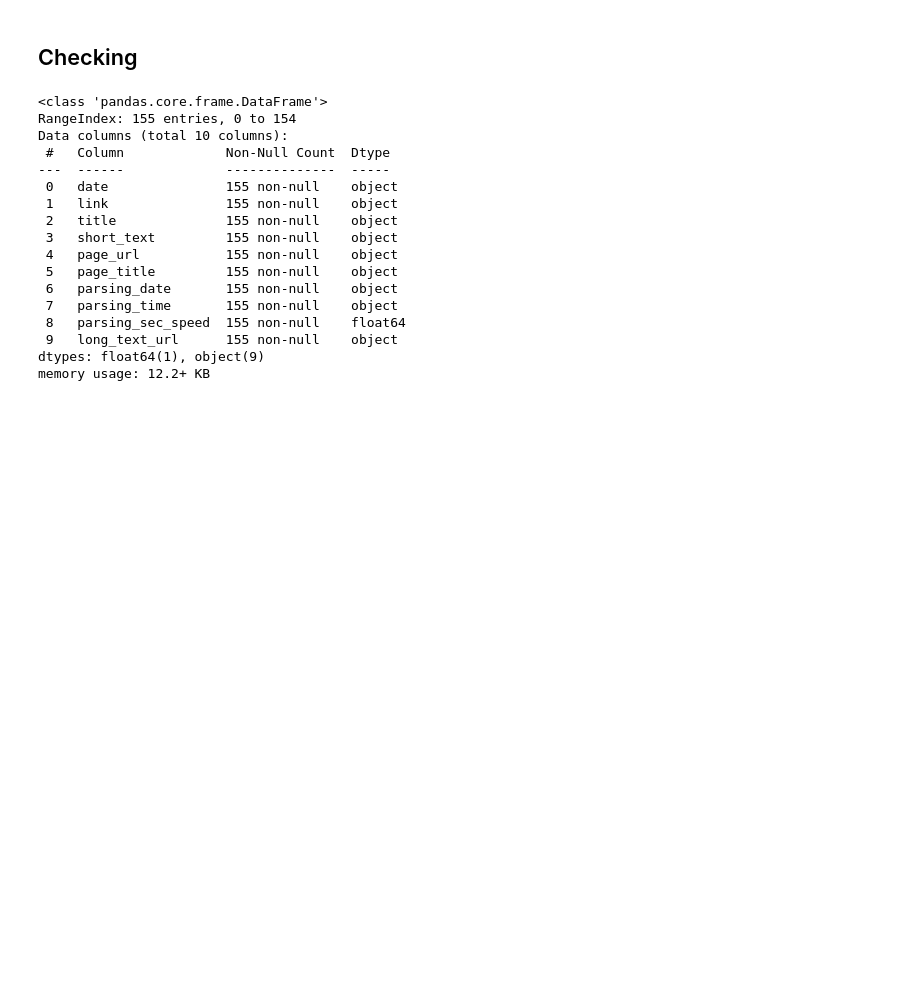
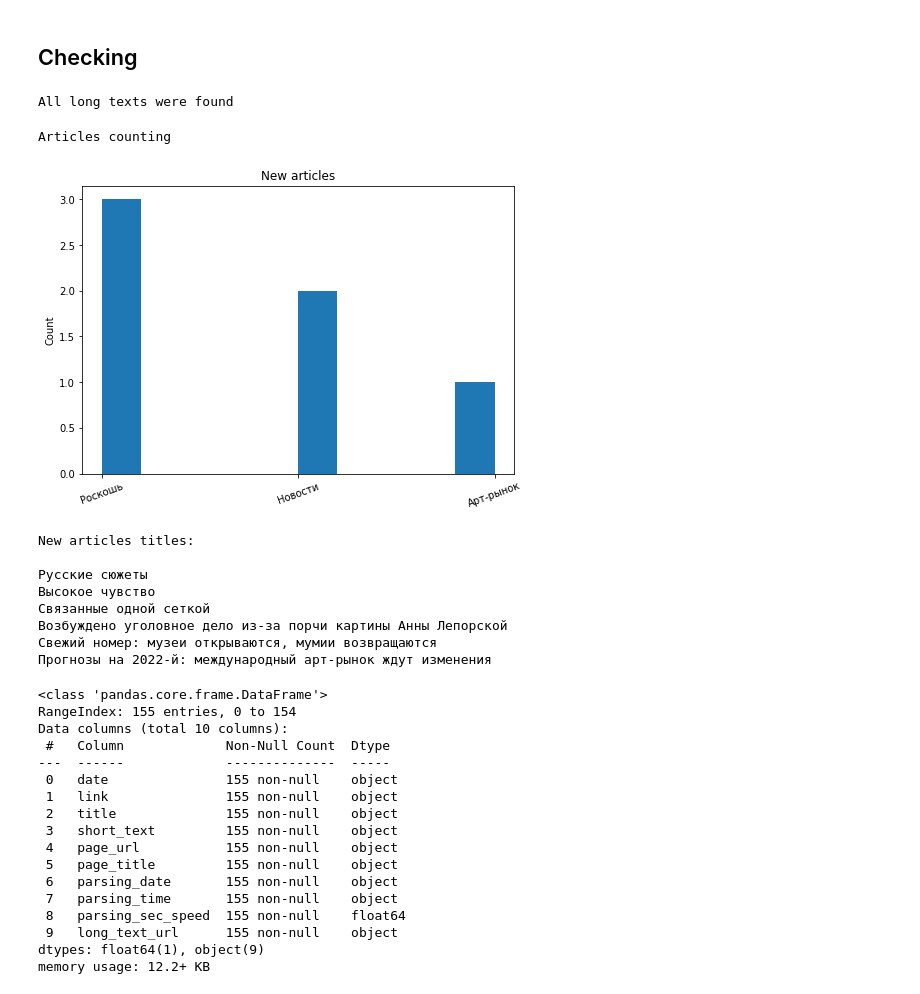
Before and after one commit to Bella151305/ArtProject, a Jupyter notebook: Parsing.ipynb, the cells around one changed output. Drawn from its saved outputs; the diff is of its cells as text; code cells hidden in the pictures; blank space fills up the shorter version.

```diff
--- a/Parsing.ipynb
+++ b/Parsing.ipynb
@@ -603,7 +605,7 @@ artinvest_news_articles_data['date'] = artinvest_news_articles_data['date'].drop
 page_statistic['parsing_date'] = page_statistic['parsing_date'].dropna().apply(lambda x: date_transfomation(x))
 # Sort df by date
 artinvest_pages_counter_stat.sort_values(by=['parsing_date'], inplace=True, ascending=False)
-artinvest_news_articles_data.sort_values(by=['date'], inplace=True, ascending=False)
+artinvest_news_articles_data.sort_values(by=['parsing_date'], inplace=True, ascending=False)
 page_statistic.sort_values(by=['parsing_date'], inplace=True, ascending=False)
 # %%
 # Checking long texts
@@ -797,0 +817,3 @@ data[['date', 'date_type', 'parsing_date', 'parsing_date_type']].head()
+# %%
+new_data['date_check'] = new_data['date']>=new_data['parsing_date']
+new_data
@@ -986,0 +1050,10 @@ theartnewspaper_long_text_df = open_long_text(theartnewspaper_lt)
+# %%
+# Opening
+theartnewspaper_data = open_news_articles_data(theartnewspaper_d) # 7. Open news_articles_data.csv
+theartnewspaper_long_text_df = open_long_text(theartnewspaper_lt) # 12. Open long_text.csv
+
+# Dates
+theartnewspaper_data['parsing_date'] = theartnewspaper_data['parsing_date'].dropna().apply(lambda x: date_transfomation(x))
+theartnewspaper_data['date'] = theartnewspaper_data['date'].dropna().apply(lambda x: date_transfomation(x))
+# Sort df by date
+theartnewspaper_data.sort_values(by=['parsing_date'], inplace=True, ascending=False)
@@ -987,3 +1079,43 @@ theartnewspaper_long_text_df = open_long_text(theartnewspaper_lt)
+# %%
+theartnewspaper_w_text = theartnewspaper_data.merge(theartnewspaper_long_text_df, on='long_text_url', how='left')
+long_text_problems_fix()
+# %% [output]
+All long texts were found
+# %%
+# Articles counting
+def get_graphics_tanp():
+  print('Articles counting')
+  print('')
+  # today for previouse day or for some days ago
+  new_data = theartnewspaper_w_text.loc[theartnewspaper_w_text['date']>=theartnewspaper_w_text['parsing_date'].unique()[1]]
+
+  fig = plt.figure()
+  axes = fig.add_axes([0,0,1,1])
+  axes.hist(new_data['page_title'])
+  axes.set_title('New articles')
+  axes.set_ylabel('Count')
+  axes.set_xticklabels(new_data['page_title'].unique(), rotation = 20)
+
+  plt.show()
+
+  print('')
+  print('New articles titles:')
+  print('')
+  for t in new_data['title']:
+    print(t)
+# %%
+get_graphics_tanp()
+# %% [output]
+Articles counting
+[figure, added]
+New articles titles:
+
+Русские сюжеты
+Высокое чувство
+Связанные одной сеткой
+Возбуждено уголовное дело из-за порчи картины Анны Лепорской
+Свежий номер: музеи открываются, мумии возвращаются
+Прогнозы на 2022-й: международный арт-рынок ждут изменения
 # %%
 theartnewspaper_data.info()
 # %% [output]
```
Also changed, not shown: parts of 21 cells of this notebook.
